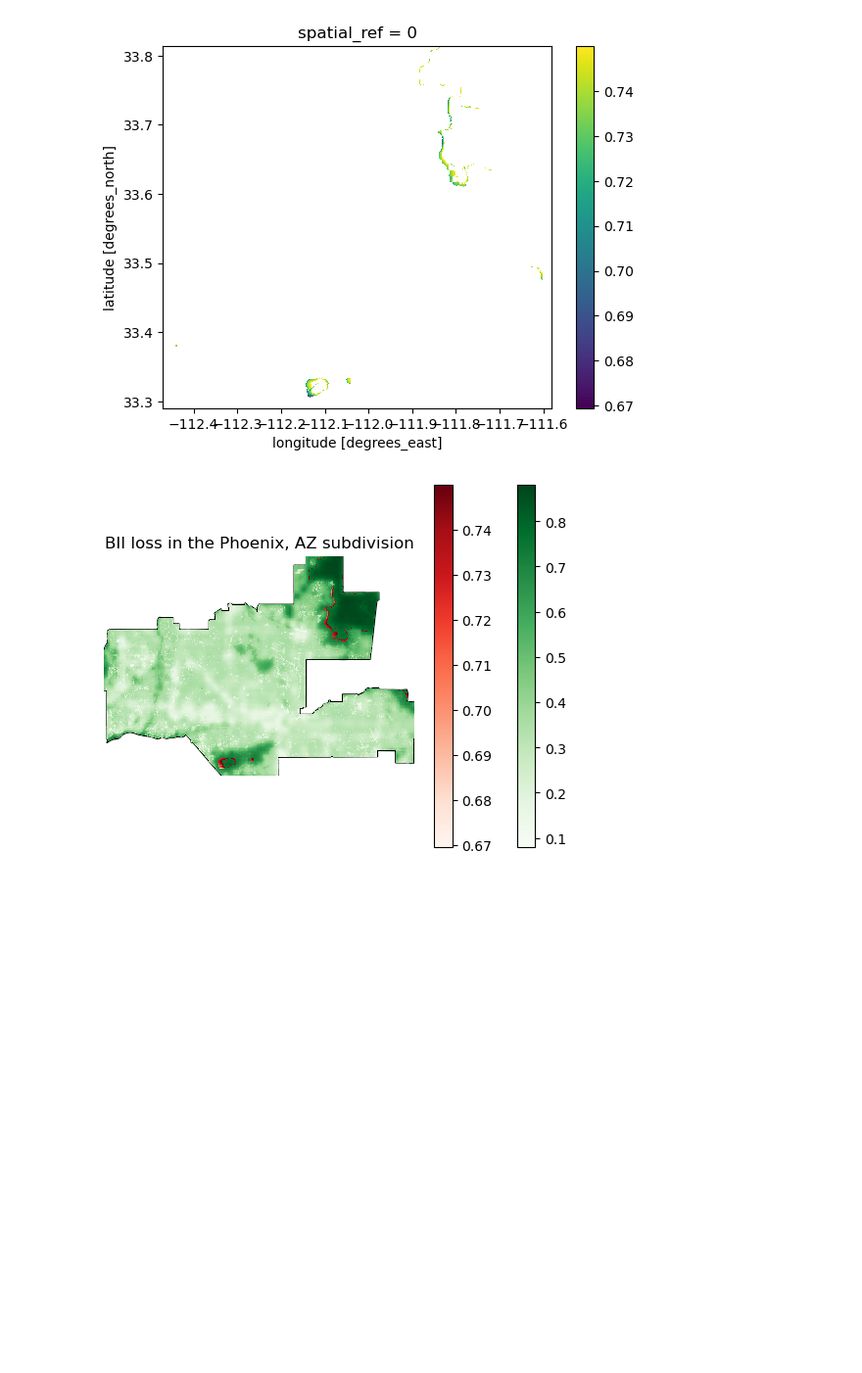
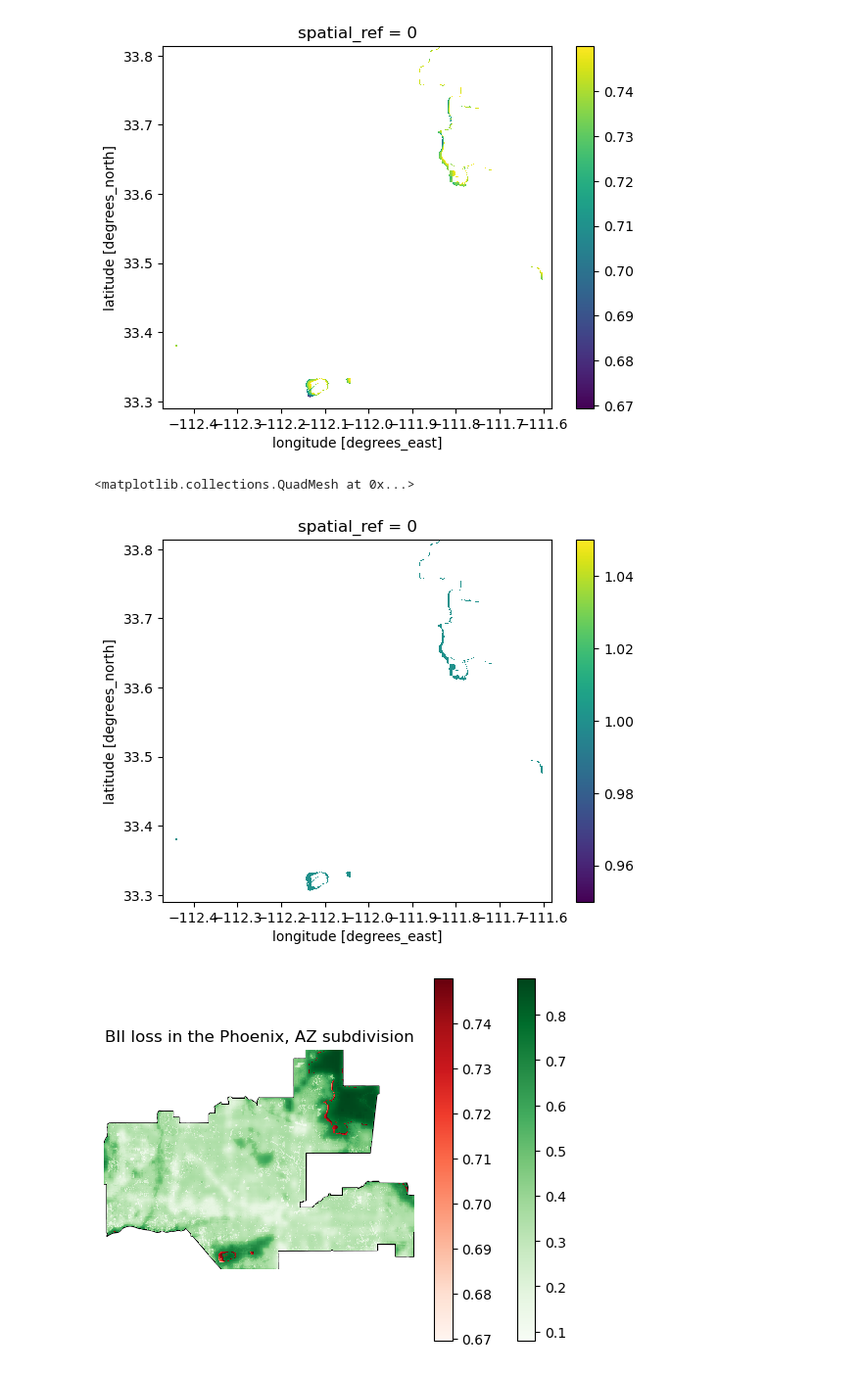
Before and after one commit to lsdixit/Biodiversity-Intactness-Index-Change, a Jupyter notebook: bii_change.ipynb, the cells around one changed output. Shown at 98% size. Cells and saved outputs as stored; diff of their text form; code cells hidden in the pictures; blank space fills up the shorter version.

```diff
--- a/bii_change.ipynb
+++ b/bii_change.ipynb
@@ -300,6 +300,13 @@ bii_lost.plot()
 # %% [output]
 <matplotlib.collections.QuadMesh at 0x...>
 [figure]
+# %%
+bii_modified = bii_lost.where(bii_lost.isnull(), 1)
+
+bii_modified.plot()
+# %% [output]
+<matplotlib.collections.QuadMesh at 0x...>
+[figure, added]
 # %%
 # Map areas of BII loss in 2020
 
```
Also changed, not shown: parts of 1 cell of this notebook.
